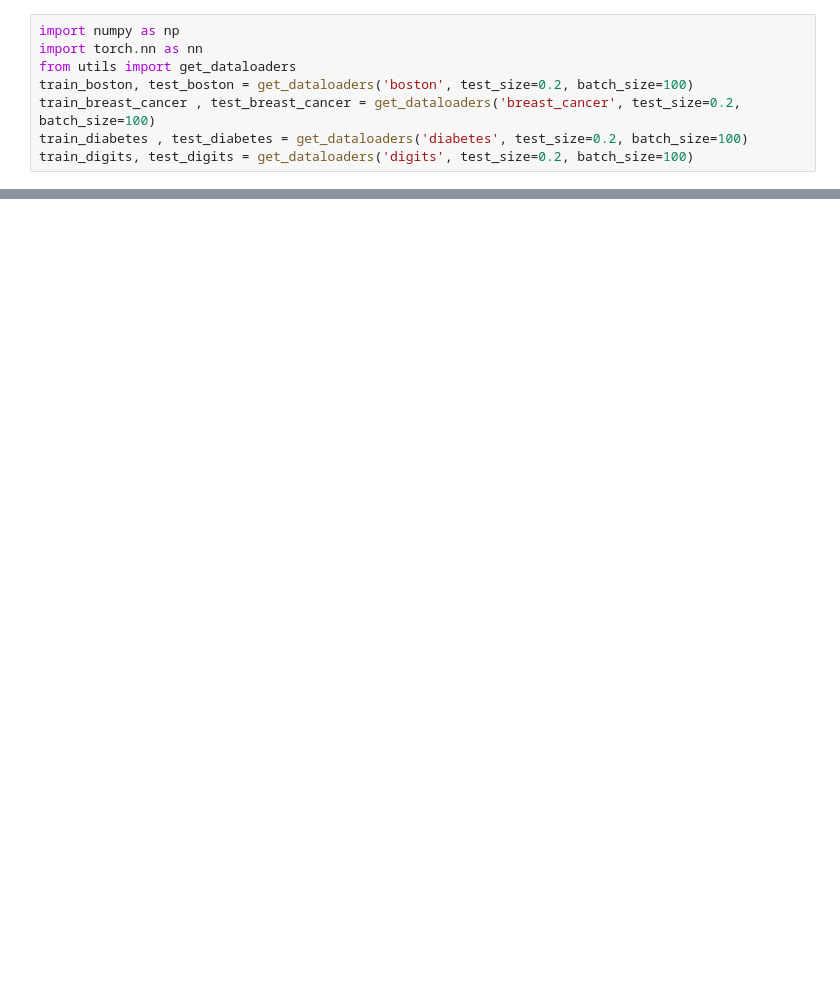
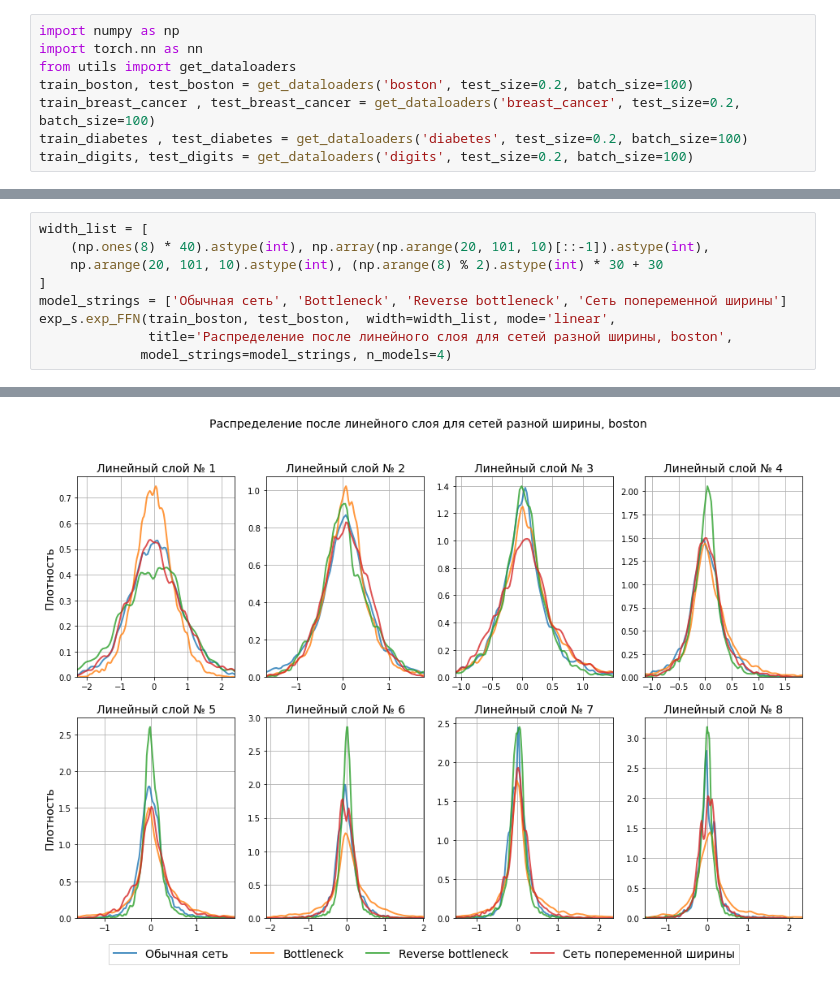
Before and after one commit to Html1905rts/DL_lab_1, a Jupyter notebook: Lab_1_activations.ipynb, the cells around one changed output, grey strips where cells are left out. Cells and saved outputs as stored; diff of their text form; blank space fills up the shorter version.

```diff
--- a/Lab_1_activations.ipynb
+++ b/Lab_1_activations.ipynb
@@ -374,0 +180,10 @@ GELU(5.0) : Cross Entropy loss =  0.0018
+# %%
+width_list = [
+    (np.ones(8) * 40).astype(int), np.array(np.arange(20, 101, 10)[::-1]).astype(int),
+    np.arange(20, 101, 10).astype(int), (np.arange(8) % 2).astype(int) * 30 + 30
+]
+model_strings = ['Обычная сеть', 'Bottleneck', 'Reverse bottleneck', 'Сеть попеременной ширины']
+exp_s.exp_FFN(train_boston, test_boston,  width=width_list, mode='linear',
+              title='Распределение после линейного слоя для сетей разной ширины, boston',
+             model_strings=model_strings, n_models=4)
+# %% [output]
@@ -374,0 +194 @@ GELU(5.0) : Cross Entropy loss =  0.0018
+[figure, added]
```
Also changed, not shown: parts of 69 cells of this notebook.
